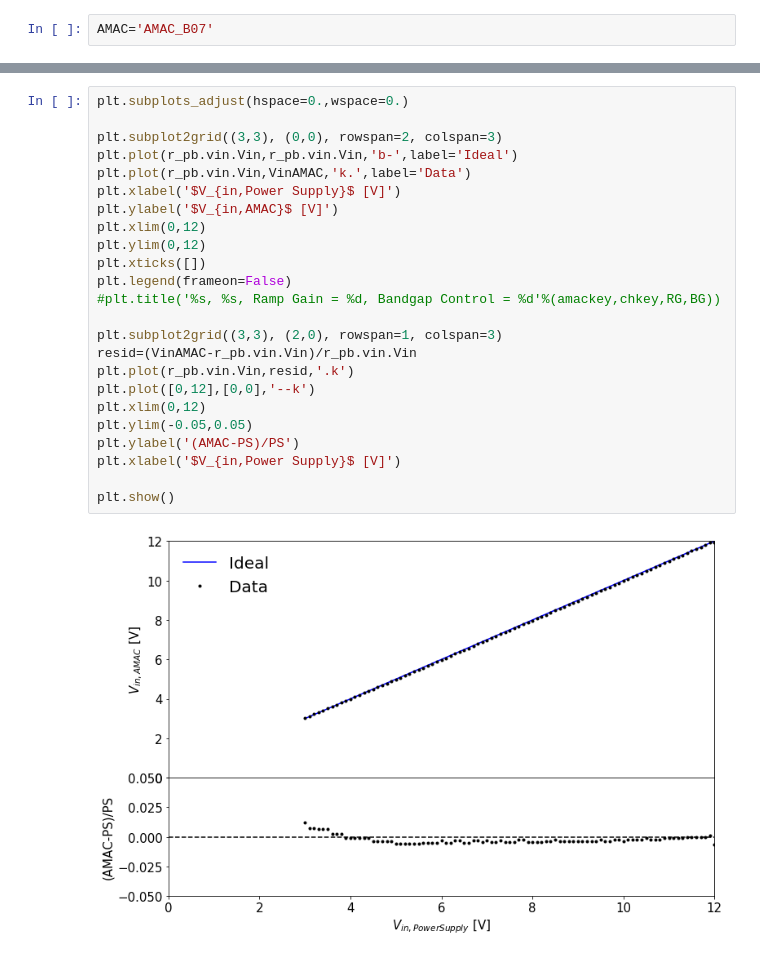
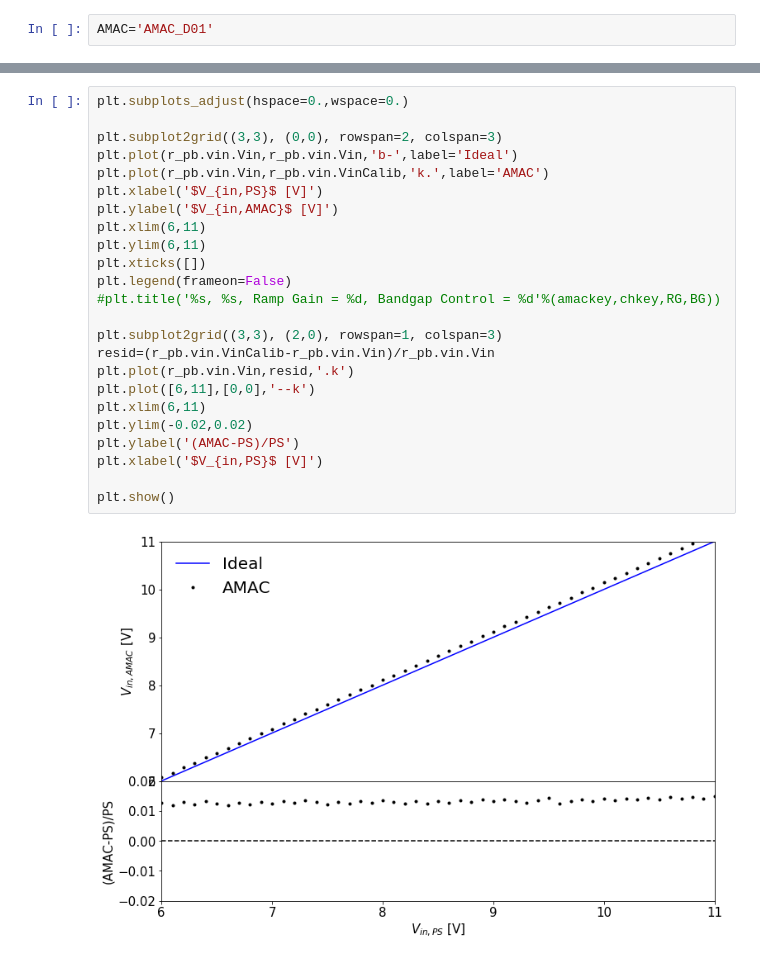
Before and after one commit to kkrizka/amacalibration, a Jupyter notebook: PowerBoardVinComparison.ipynb, the cells around one changed output, grey strips where cells are left out. Saved outputs shown, nothing was run; the diff lists cells and outputs as text.

```diff
--- a/PowerBoardVinComparison.ipynb
+++ b/PowerBoardVinComparison.ipynb
@@ -16,5 +17,5 @@ matplotlib.rcParams['font.size'] = 15
 matplotlib.rcParams['figure.figsize']=(12,8)
 matplotlib.rcParams['legend.fontsize']=20
 # %%
-AMAC='AMAC_B07'
+AMAC='AMAC_D01'
 # %%
@@ -48,26 +31,26 @@ Vdiv=10.090000
 # %%
 plt.subplots_adjust(hspace=0.,wspace=0.)
 
 plt.subplot2grid((3,3), (0,0), rowspan=2, colspan=3)
 plt.plot(r_pb.vin.Vin,r_pb.vin.Vin,'b-',label='Ideal')
-plt.plot(r_pb.vin.Vin,VinAMAC,'k.',label='Data')
-plt.xlabel('$V_{in,Power Supply}$ [V]')
+plt.plot(r_pb.vin.Vin,r_pb.vin.VinCalib,'k.',label='AMAC')
+plt.xlabel('$V_{in,PS}$ [V]')
 plt.ylabel('$V_{in,AMAC}$ [V]')
-plt.xlim(0,12)
-plt.ylim(0,12)
+plt.xlim(6,11)
+plt.ylim(6,11)
 plt.xticks([])
 plt.legend(frameon=False)
 #plt.title('%s, %s, Ramp Gain = %d, Bandgap Control = %d'%(amackey,chkey,RG,BG))
 
 plt.subplot2grid((3,3), (2,0), rowspan=1, colspan=3)
-resid=(VinAMAC-r_pb.vin.Vin)/r_pb.vin.Vin
+resid=(r_pb.vin.VinCalib-r_pb.vin.Vin)/r_pb.vin.Vin
 plt.plot(r_pb.vin.Vin,resid,'.k')
-plt.plot([0,12],[0,0],'--k')
-plt.xlim(0,12)
-plt.ylim(-0.05,0.05)
+plt.plot([6,11],[0,0],'--k')
+plt.xlim(6,11)
+plt.ylim(-0.02,0.02)
 plt.ylabel('(AMAC-PS)/PS')
-plt.xlabel('$V_{in,Power Supply}$ [V]')
+plt.xlabel('$V_{in,PS}$ [V]')
 
 plt.show()
 # %% [output]
-[figure, old version]
+[figure, new version]
```
Also changed, not shown: parts of 12 cells of this notebook, 4 other files.
